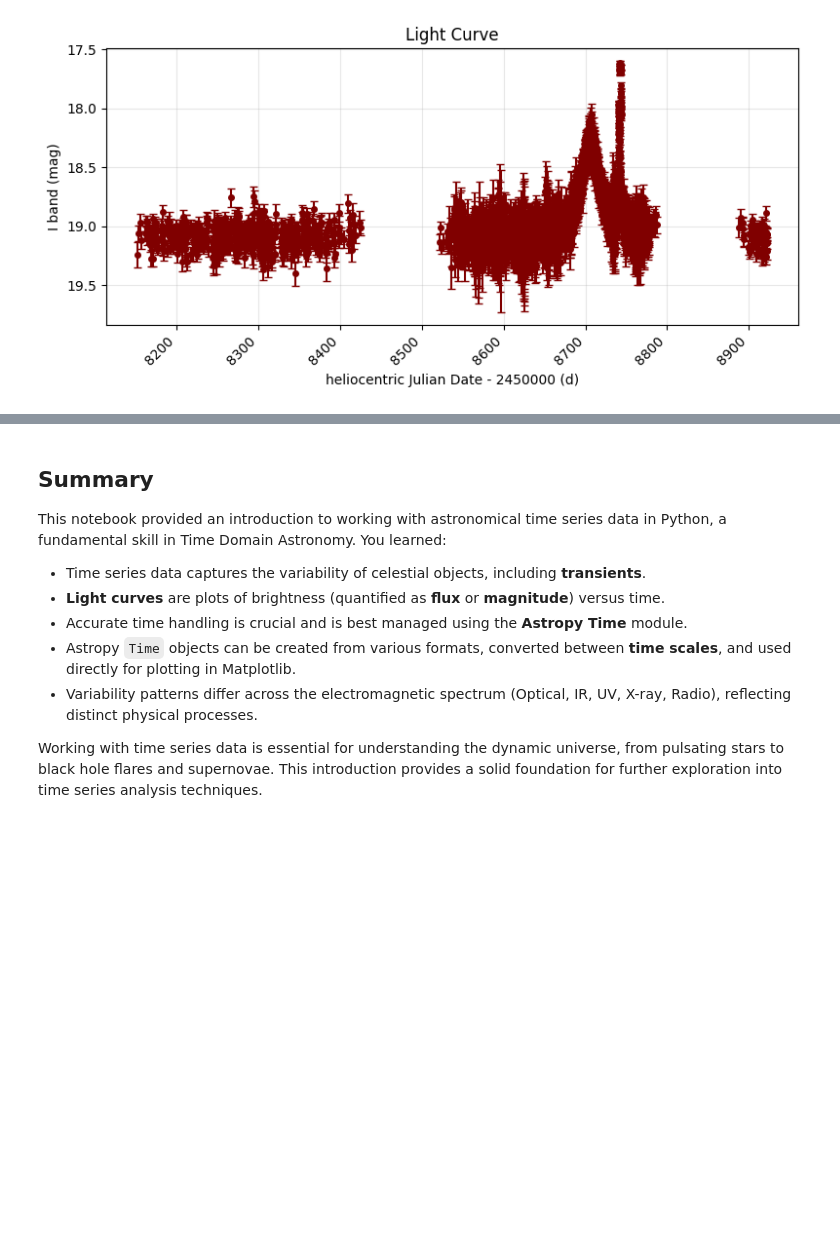
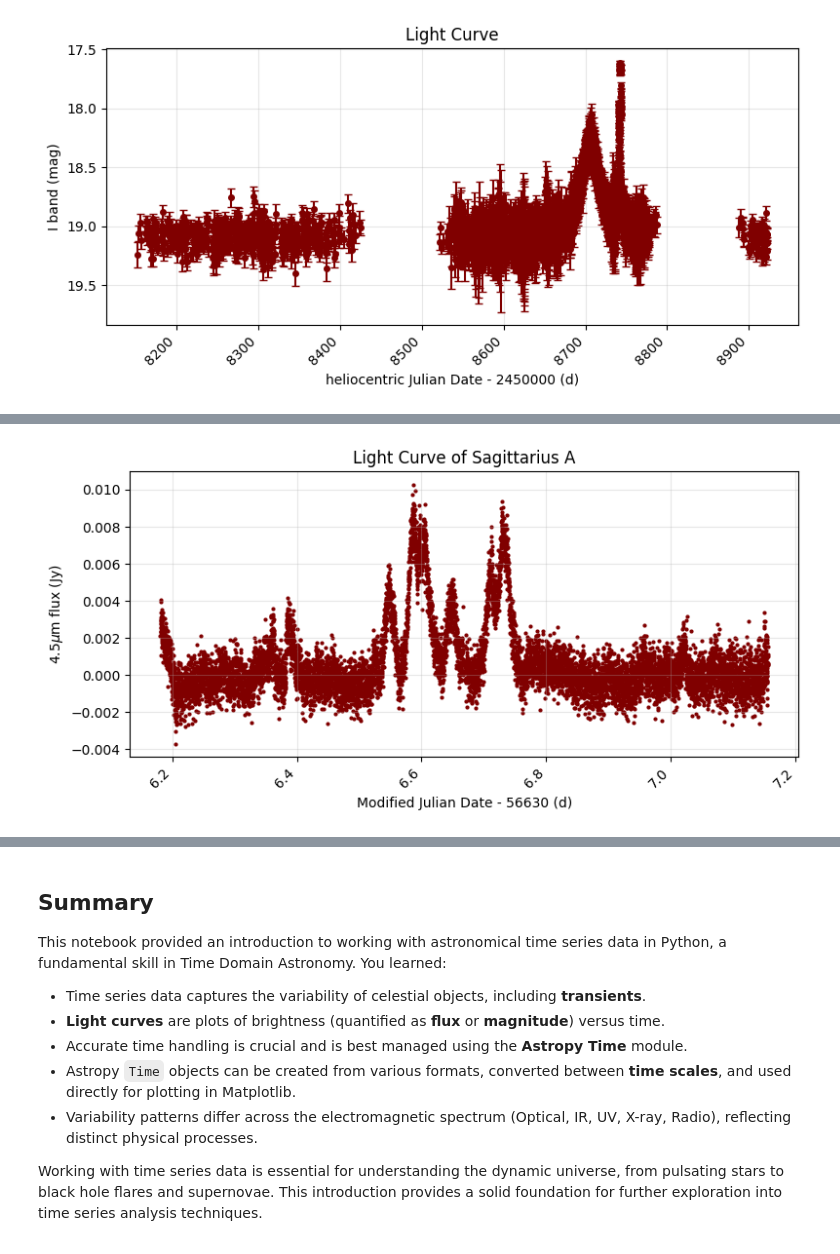
Before and after one commit to MrHope03/brics_astro, a Jupyter notebook: Week5/01_ts.ipynb, the cells around one changed output, grey strips where cells are left out. Drawn from its saved outputs; the diff is of its cells as text; code cells hidden in the pictures; blank space fills up the shorter version.

```diff
--- a/Week5/01_ts.ipynb
+++ b/Week5/01_ts.ipynb
@@ -234,0 +213,4 @@ TimeSeries length=14280
+# %%
+sgr = vizier.get_catalogs("J/ApJ/793/120/table1")[0]
+
+sgr[:5]
@@ -234,0 +227,25 @@ TimeSeries length=14280
+# %%
+mjd_offset = 56630
+sgr_time = Time(sgr['MJD'], format='mjd', scale='utc')
+
+x_vals = sgr_time.mjd - mjd_offset
+
+# 2. Now plot Imag vs time with error bars
+
+
+fig, ax = plt.subplots(figsize=(8,4))
+
+ax.scatter(x_vals, sgr['SgrA_'], color='maroon',s=4,)
+
+ax.set(xlabel='Modified Julian Date - 56630 (d)', ylabel=r'$4.5 \mu$m flux (Jy)')
+ax.set_title('Light Curve of Sagittarius A')
+# Disable scientific notation on x-axis
+# ax.ticklabel_format(style='plain', axis='x')
+
+# Rotate x-axis labels for neatness
+plt.setp(ax.get_xticklabels(), rotation=45, ha='right')
+plt.grid(alpha=0.3)
+plt.tight_layout()
+plt.show()
+# %% [output]
+[figure, added]
```
Also changed, not shown: parts of 10 cells of this notebook.
